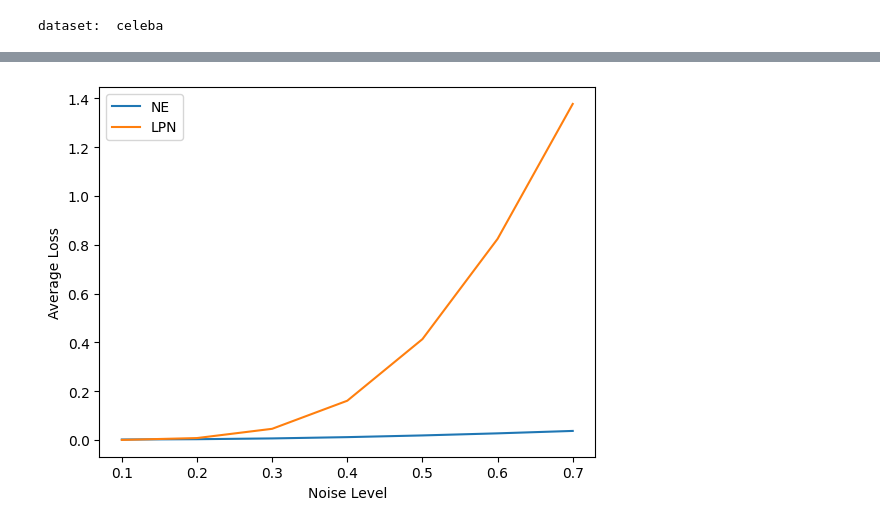
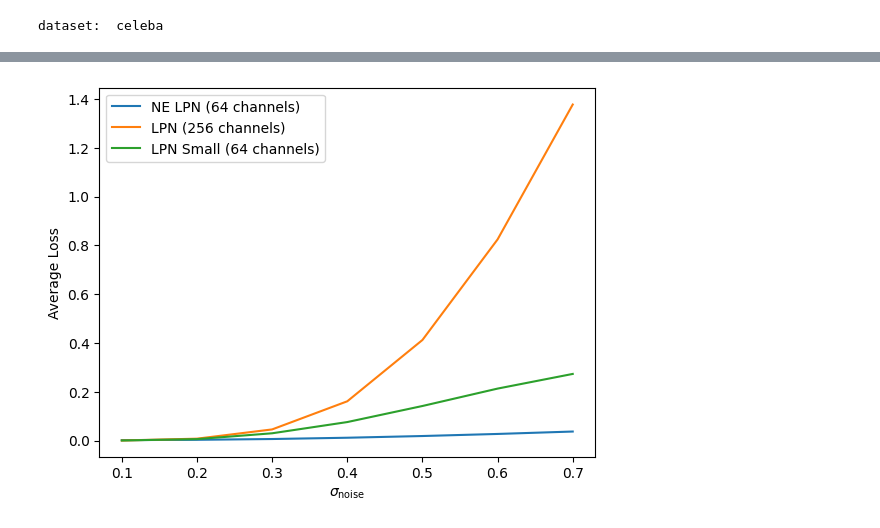
Before and after one commit to OriSavir/learned-proximal-networks, a Jupyter notebook: exps/celeba/noise_level_tests.ipynb, the cells around one changed output, grey strips where cells are left out. Drawn from its saved outputs; the diff is of its cells as text; code cells hidden in the pictures.

Commit message:
finalized working CelebA with CelebA tests

```diff
--- a/exps/celeba/noise_level_tests.ipynb
+++ b/exps/celeba/noise_level_tests.ipynb
@@ -58,3 +58,9 @@ test_dataset_lpn = load_dataset(dataset_config_lpn, "test")
 test_data_loader_lpn = torch.utils.data.DataLoader(test_dataset_lpn, batch_size=1, shuffle=False, num_workers=4)
 # %% [output]
 dataset:  celeba
+# %%
+lpn_small_config_path = "./models/lpn_64ch/s=0.1/model_config.json"
+lpn_small_weight_path = "./models/lpn_64ch/s=0.1/model.pt"
+lpn_small_config = load_config(lpn_small_config_path)
+lpn_small = get_model(lpn_small_config).to(device)
+lpn_small.load_state_dict(torch.load(lpn_small_weight_path)["model_state_dict"])
@@ -61,5 +70,5 @@ dataset:  celeba
 # %%
-noise_levels = [0.1, 0.2, 0.3, 0.4, 0.5, 0.6, 0.7]
+noise_levels = [0.05, 0.1, 0.2, 0.3, 0.4, 0.5, 0.6, 0.7]
 # %%
 def evaluate_model_with_noise_levels(model, dataset_loader, noise_levels, device, model_name):
 
@@ -105,6 +114,7 @@ def evaluate_model_with_noise_levels(model, dataset_loader, noise_levels, device
 # %%
 ne_avg_losses, noisy_avg_losses = evaluate_model_with_noise_levels(model, test_data_loader, noise_levels, device, "NE")
 lpn_avg_losses, lpn_noisy_avg_losses = evaluate_model_with_noise_levels(lpn, test_data_loader_lpn, noise_levels, device, "LPN")
+lpn_small_avg_losses, lpn_small_noisy_avg_losses = evaluate_model_with_noise_levels(lpn_small, test_data_loader_lpn, noise_levels, device, "LPN_64ch")
 # %% [output]
 Noise Level: 0.1
 Model: NE
@@ -126,10 +136,14 @@ Model Output Avg Loss: 1.3772115479707718
 # %%
-# plot results
-plt.plot(noise_levels, ne_avg_losses, label="NE")
-plt.plot(noise_levels, lpn_avg_losses, label="LPN")
-plt.xlabel("Noise Level")
+os.makedirs("noise_robust", exist_ok=True)
+
+plt.plot(noise_levels, ne_avg_losses, label="NE LPN (64 channels)")
+plt.plot(noise_levels, lpn_avg_losses, label="LPN (256 channels)")
+plt.plot(noise_levels, lpn_small_avg_losses, label="LPN Small (64 channels)")
+plt.xlabel(r'$\sigma_{\mathrm{noise}}$')
 plt.ylabel("Average Loss")
 plt.legend()
+plt.savefig("noise_robust/average_loss.png", dpi=300, bbox_inches='tight')
 plt.show()
+plt.clf()
 # %% [output]
-[figure, old version]
+[figure, new version]
```
Also changed, not shown: parts of 5 cells of this notebook, 36 other files.
